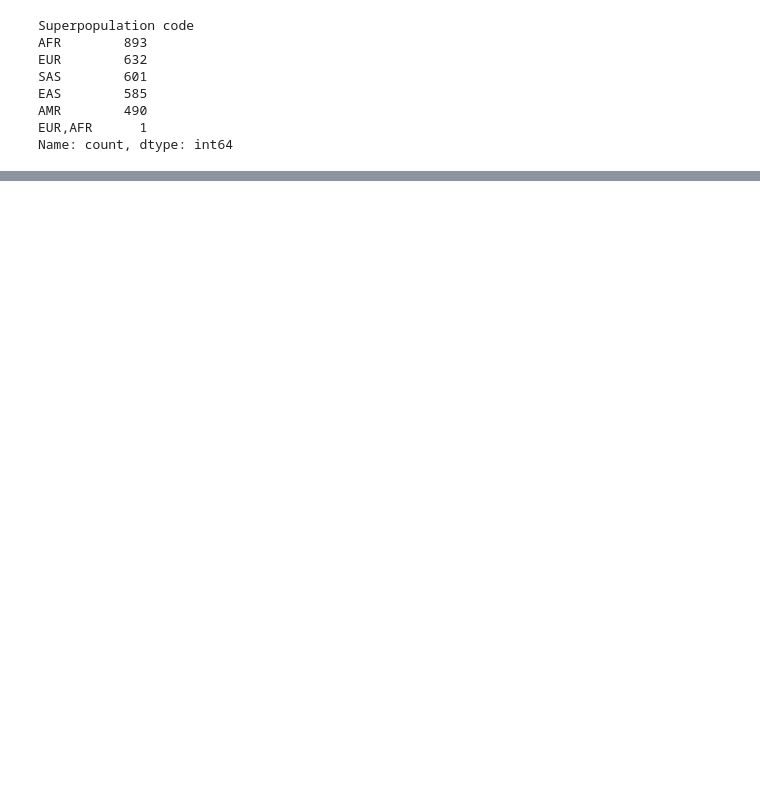
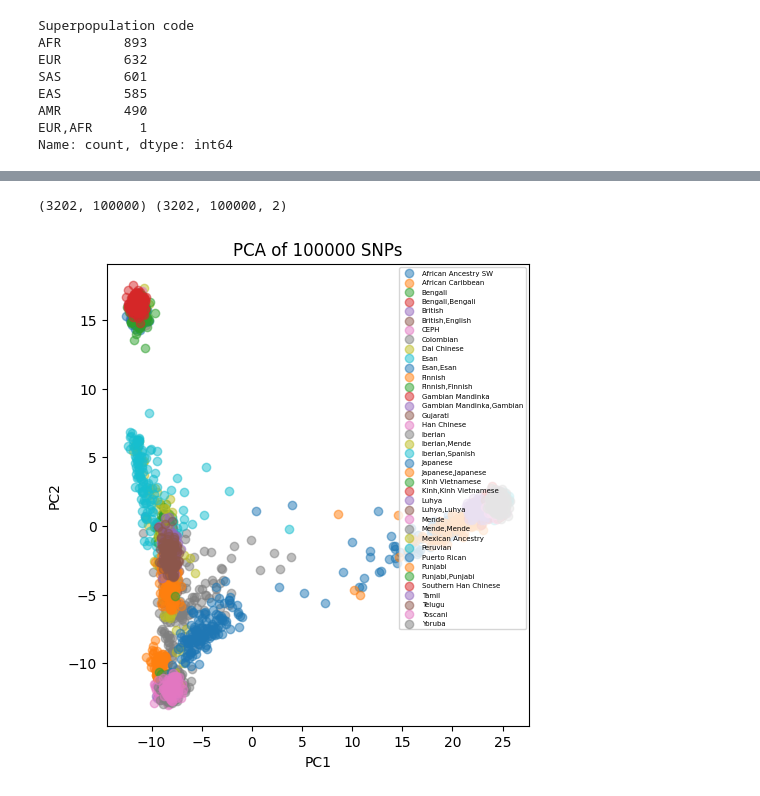
Before and after one commit to Jinhyun-Kim/geography_prediction, a Jupyter notebook: analysis.ipynb, the cells around one changed output, grey strips where cells are left out. Saved outputs shown, nothing was run; the diff lists cells and outputs as text; code cells hidden in the pictures; blank space fills up the shorter version.

```diff
--- a/analysis.ipynb
+++ b/analysis.ipynb
@@ -80,0 +86,12 @@ variant info dataframe (#features, ): (1534439, 4) -> saved to /home/jinhyun/dat
+# %%
+n_random_selection = 100
+
+num_snps = snp_dataset.genotype_array.shape[1]
+random_selection_filter = np.zeros(num_snps, dtype=bool)
+np.random.seed(1004)
+selected_indices = np.random.choice(num_snps, n_random_selection, replace=False)
+random_selection_filter[selected_indices] = True
+print(f"This filter will retain {random_selection_filter.sum()} /", snp_dataset.genotype_array.shape[1], "variants")
+
+#snp_dataset_filtered = snp_dataset.filter_variant(random_selection_filter, inplace = False)
+snp_dataset.filter_variant(random_selection_filter, inplace = True)
@@ -92,0 +116,5 @@ Name: count, dtype: int64
+# %%
+genotype_array_onehot = snp_dataset.create_onehot_genotype_array(inplace = False, batch_initialize = False)
+print(snp_dataset.genotype_array.shape, genotype_array_onehot.shape)
+# %% [output]
+(3202, 100000) (3202, 100000, 2)
@@ -92,0 +123,4 @@ Name: count, dtype: int64
+# %%
+# define data and label for PCA and t-SNE
+data_array = genotype_array_onehot.reshape(genotype_array_onehot.shape[0], -1) #flatten last feature dims
+labels = np.array(snp_dataset.sample_annotation_df["Population name"]) #Population name #Superpopulation code
@@ -92,0 +132,19 @@ Name: count, dtype: int64
+# %%
+# Perform PCA
+pca = PCA(n_components=2)
+pca_result = pca.fit_transform(data_array)
+# %%
+plt.figure(figsize=(12, 6))
+
+plt.subplot(1, 2, 1)
+for label in np.unique(labels):
+    indices = np.where(labels == label)
+    plt.scatter(pca_result[indices, 0], pca_result[indices, 1], label=label, alpha=0.5)
+plt.title(f'PCA of {snp_dataset.genotype_array.shape[1]} SNPs')
+plt.xlabel('PC1')
+plt.ylabel('PC2')
+plt.legend(loc=1, prop={'size': 5})
+
+plt.show()
+# %% [output]
+[figure, added]
```
Also changed, not shown: parts of 25 cells of this notebook, 3 other files.
